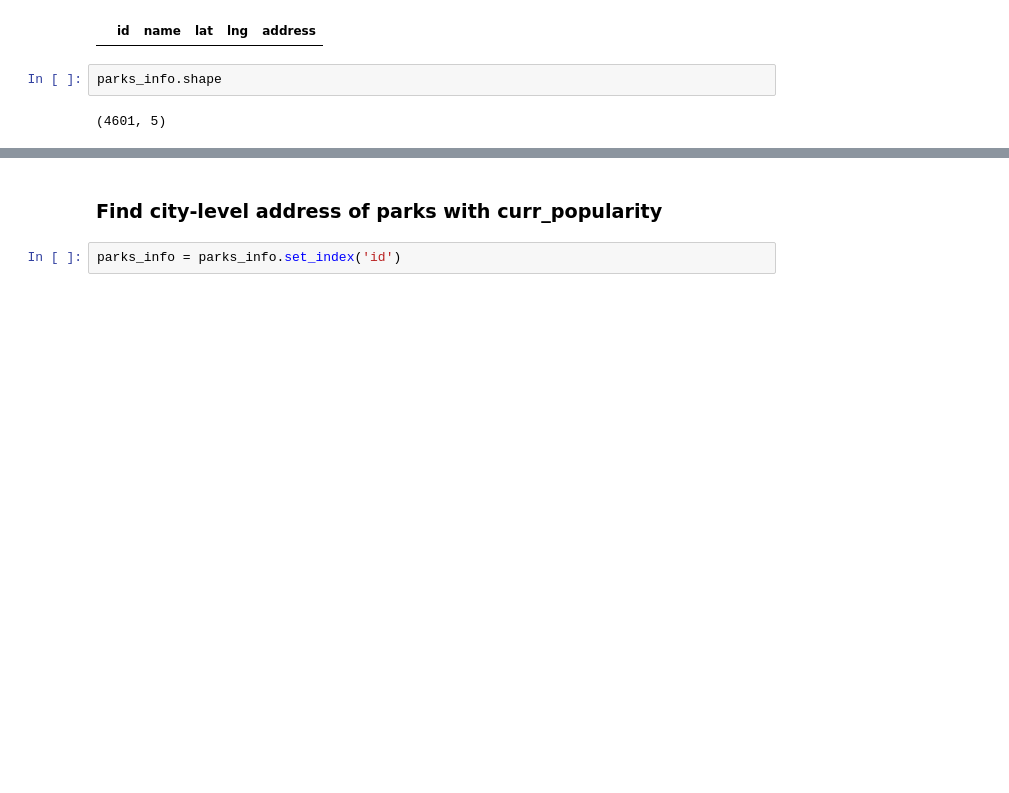
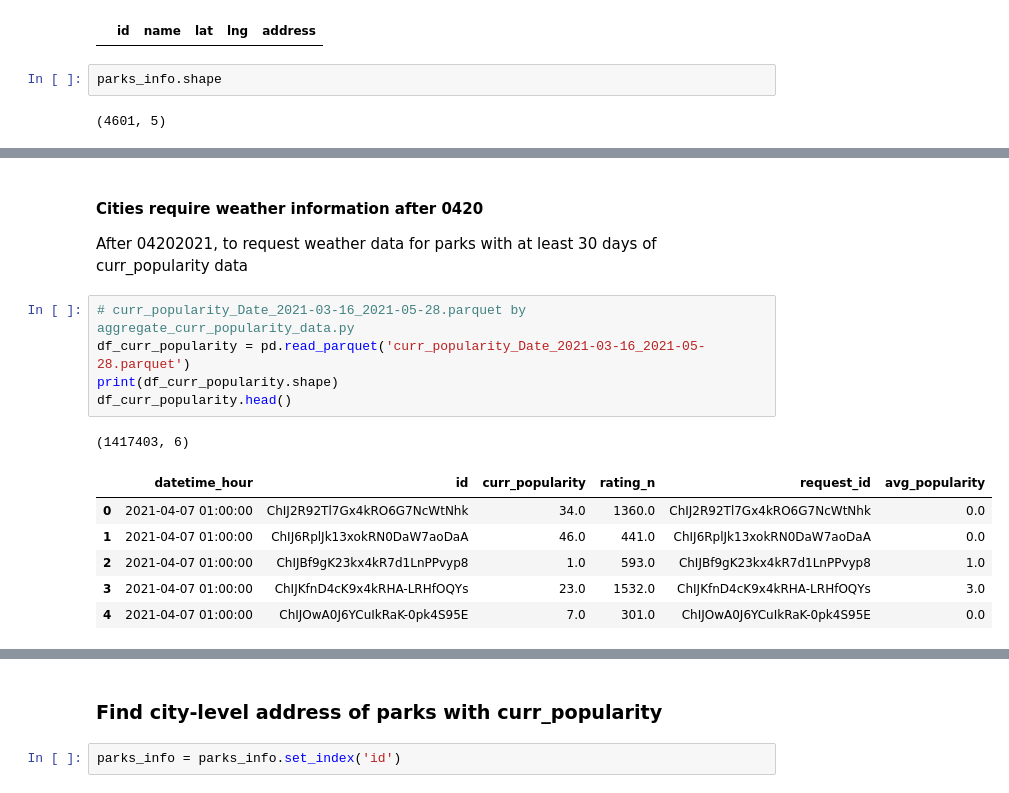
Before and after one commit to qcabel/park-recommendation, a Jupyter notebook: get_weather_data.ipynb, the cells around one changed output, grey strips where cells are left out. Cells and saved outputs as stored; diff of their text form; blank space fills up the shorter version.

```diff
--- a/get_weather_data.ipynb
+++ b/get_weather_data.ipynb
@@ -183,0 +199,16 @@ len(set(park_id_with_curr_pop))
+# %% [markdown]
+#### Cities require weather information after 0420
+After 04202021, to request weather data for parks with at least 30 days of curr_popularity data
+# %%
+# curr_popularity_Date_2021-03-16_2021-05-28.parquet by aggregate_curr_popularity_data.py
+df_curr_popularity = pd.read_parquet('curr_popularity_Date_2021-03-16_2021-05-28.parquet')
+print(df_curr_popularity.shape)
+df_curr_popularity.head()
+# %% [output]
+(1417403, 6)
+|  | datetime_hour | id | curr_popularity | rating_n | request_id | avg_popularity |
+| 0 | 2021-04-07 01:00:00 | ChIJ2R92Tl7Gx4kRO6G7NcWtNhk | 34.0 | 1360.0 | ChIJ2R92Tl7Gx4kRO6G7NcWtNhk | 0.0 |
+| 1 | 2021-04-07 01:00:00 | ChIJ6RplJk13xokRN0DaW7aoDaA | 46.0 | 441.0 | ChIJ6RplJk13xokRN0DaW7aoDaA | 0.0 |
+| 2 | 2021-04-07 01:00:00 | ChIJBf9gK23kx4kR7d1LnPPvyp8 | 1.0 | 593.0 | ChIJBf9gK23kx4kR7d1LnPPvyp8 | 1.0 |
+| 3 | 2021-04-07 01:00:00 | ChIJKfnD4cK9x4kRHA-LRHfOQYs | 23.0 | 1532.0 | ChIJKfnD4cK9x4kRHA-LRHfOQYs | 3.0 |
+| 4 | 2021-04-07 01:00:00 | ChIJOwA0J6YCuIkRaK-0pk4S95E | 7.0 | 301.0 | ChIJOwA0J6YCuIkRaK-0pk4S95E | 0.0 |
```
Also changed, not shown: parts of 36 cells of this notebook.
